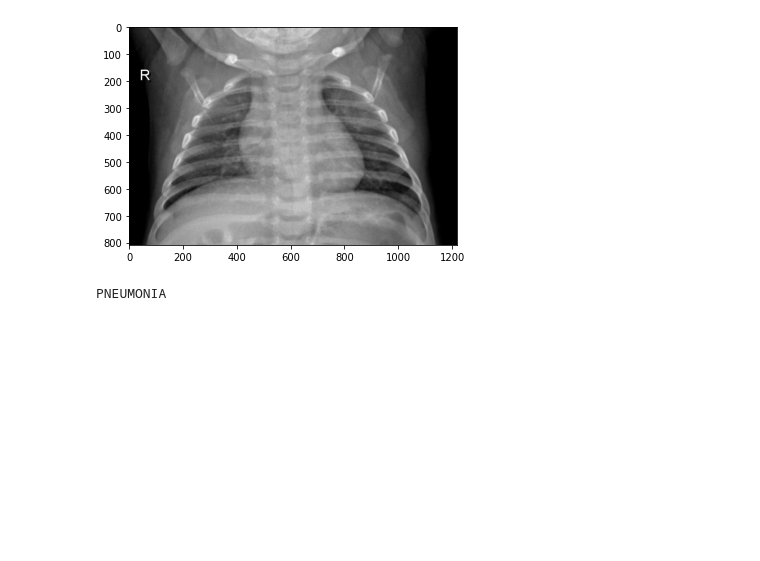
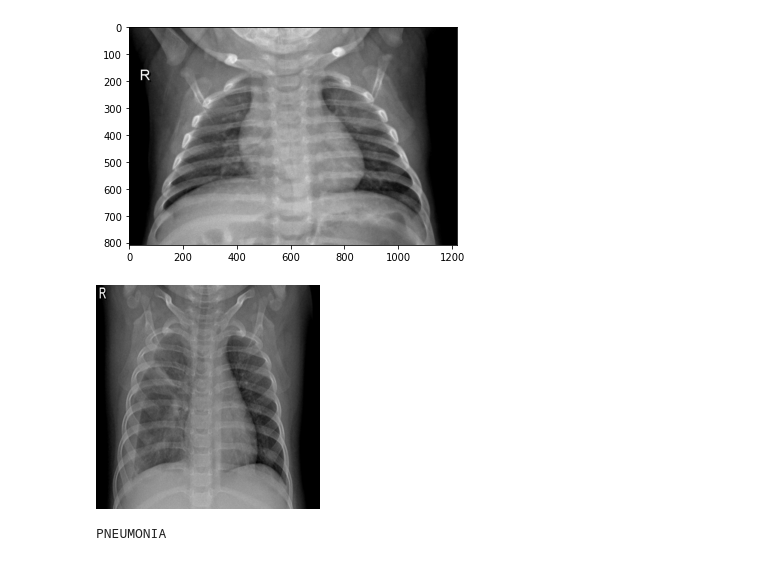
Before and after one commit to maloyan/HW_keras, a Jupyter notebook: hw.ipynb, the cells around one changed output. Drawn from its saved outputs; the diff is of its cells as text; code cells hidden in the pictures; blank space fills up the shorter version.

```diff
--- a/hw.ipynb
+++ b/hw.ipynb
@@ -108,6 +110,10 @@ plt.show()
 # %% [output]
 NORMAL
 [figure]
+# %%
+img_pneumonia.resize((224, 224))
+# %% [output]
+[figure, added]
 # %%
 img_pneumonia = load_img('./chest_xray/train/PNEUMONIA/person441_virus_894.jpeg')
 
```
Also changed, not shown: parts of 15 cells of this notebook.
